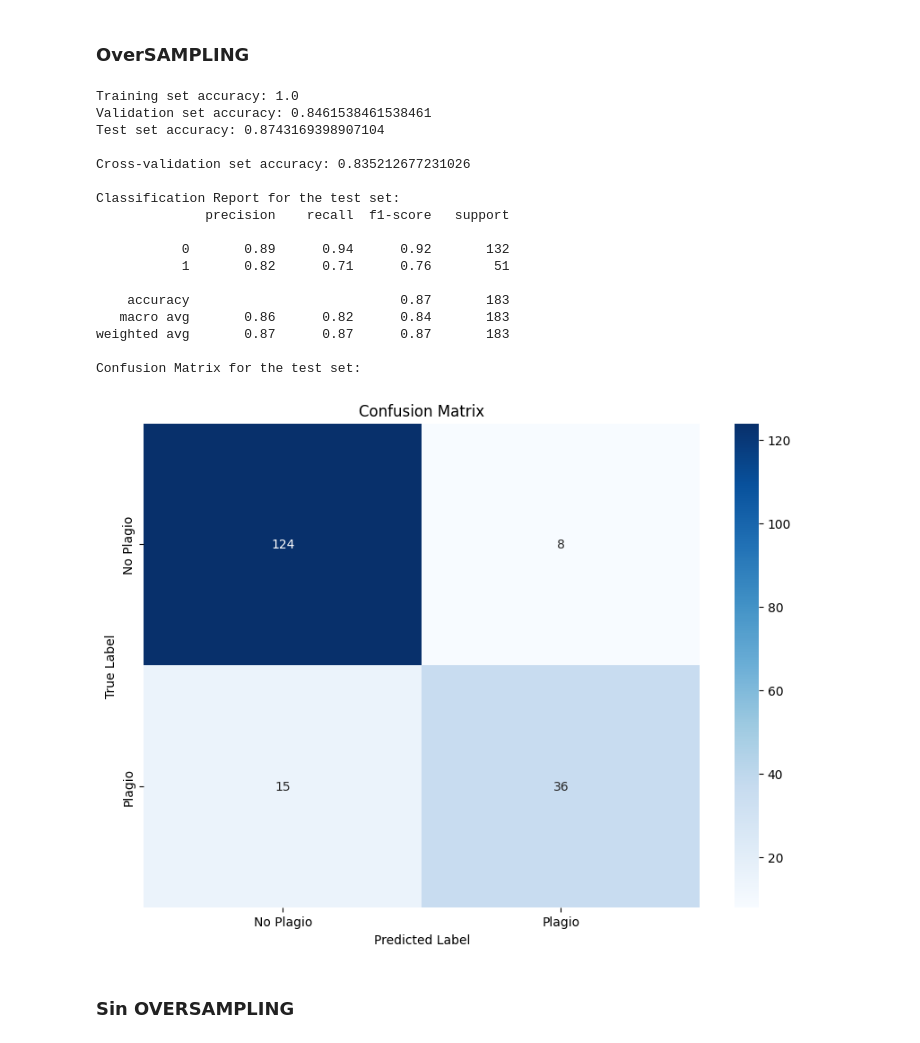
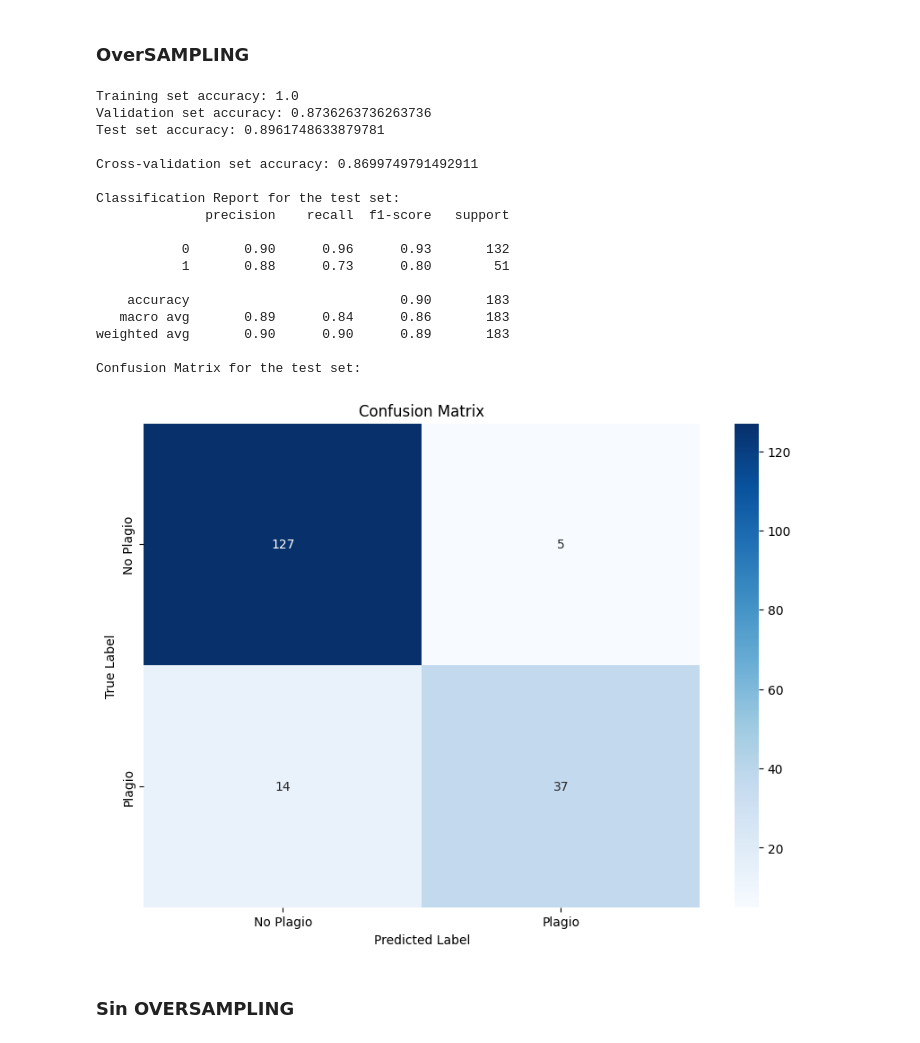
Before and after one commit to Mike5801/CodePlagiarismDetection, a Jupyter notebook: model.ipynb, the cells around one changed output. Drawn from its saved outputs; the diff is of its cells as text; code cells hidden in the pictures.

```diff
--- a/model.ipynb
+++ b/model.ipynb
@@ -239,42 +232,42 @@ plot_correlation_matrix(data_train)
 # %%
-X_train = data_train.drop(columns=['Veredict'])
+X_train = data_train.drop(columns=['Veredict', 'Tf id'])
 y_train = data_train['Veredict']
 
-X_val = data_val.drop(columns=['Veredict'])
+X_val = data_val.drop(columns=['Veredict', 'Tf id'])
 y_val = data_val['Veredict']
 
-X_test = data_test.drop(columns=['Veredict'])
+X_test = data_test.drop(columns=['Veredict', 'Tf id'])
 y_test = data_test['Veredict']
 
 real_values = querie['Veredict']
-querie = querie.drop(columns=['Veredict'])
+querie = querie.drop(columns=['Veredict', 'Tf id'])
 # %% [markdown]
 # Modelos
 # %% [markdown]
 ### OverSAMPLING
 # %%
-model = xgb.XGBClassifier(reg_lambda=0.1)
+model = xgb.XGBClassifier()
 accuracy_train, accuracy_val, accuracy_test, cross_val, conf_matrix, class_report = train_and_evaluate_model(X_train, y_train, X_val, y_val, X_test, y_test, model, oversample=True)
 print_evaluation_results(accuracy_train, accuracy_val, accuracy_test, cross_val, conf_matrix, class_report)
 # %% [output]
 Training set accuracy: 1.0
-Validation set accuracy: 0.8461538461538461
-Test set accuracy: 0.8743169398907104
+Validation set accuracy: 0.8736263736263736
+Test set accuracy: 0.8961748633879781
 
-Cross-validation set accuracy: 0.835212677231026
+Cross-validation set accuracy: 0.8699749791492911
 
 Classification Report for the test set:
               precision    recall  f1-score   support
 
-           0       0.89      0.94      0.92       132
-           1       0.82      0.71      0.76        51
+           0       0.90      0.96      0.93       132
+           1       0.88      0.73      0.80        51
 
-    accuracy                           0.87       183
-   macro avg       0.86      0.82      0.84       183
-weighted avg       0.87      0.87      0.87       183
+    accuracy                           0.90       183
+   macro avg       0.89      0.84      0.86       183
+weighted avg       0.90      0.90      0.89       183
 
 Confusion Matrix for the test set:
-[figure, old version]
+[figure, new version]
 # %% [markdown]
 ### Sin OVERSAMPLING
 # %%
```
Also changed, not shown: parts of 4 cells of this notebook, 1 other file.
